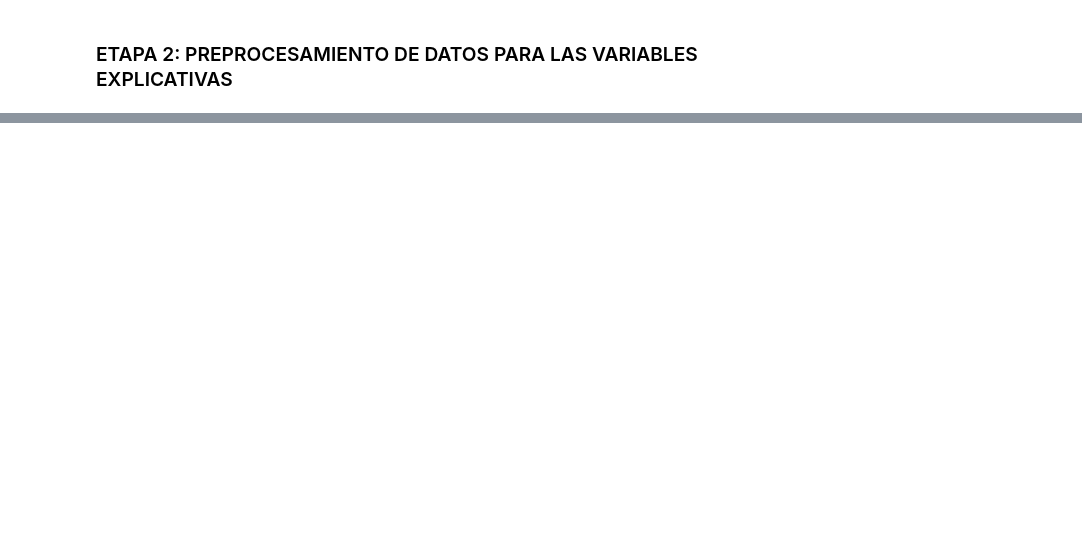
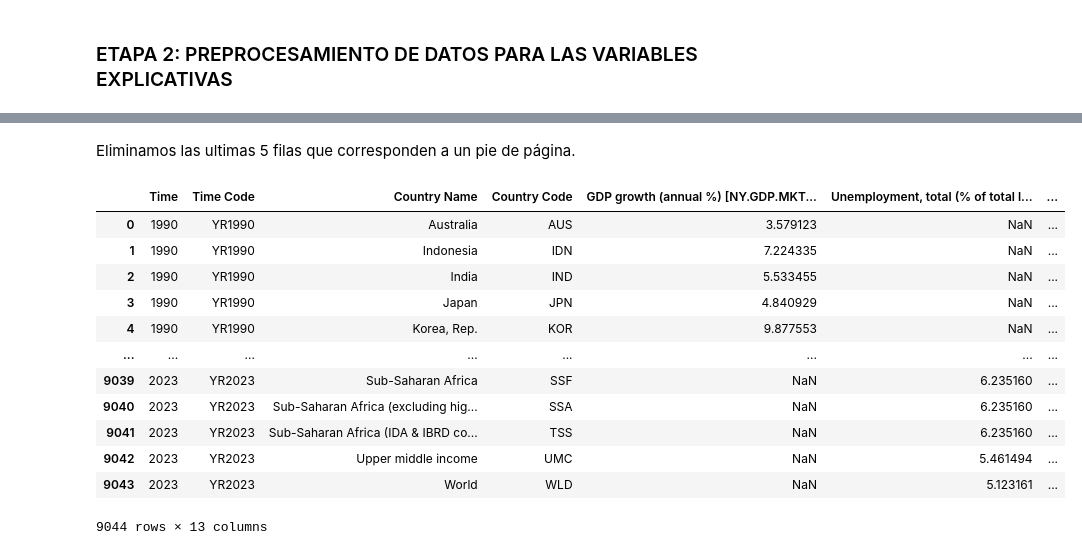
Before and after one commit to ERIDEZ/IFM_TMF, a Jupyter notebook: Notebooks y scripts/Trabajo archivo 24287.ipynb, the cells around one changed output, grey strips where cells are left out. Saved outputs shown, nothing was run; the diff lists cells and outputs as text; code cells hidden in the pictures; blank space fills up the shorter version.

```diff
--- a/Notebooks y scripts/Trabajo archivo 24287.ipynb
+++ b/Notebooks y scripts/Trabajo archivo 24287.ipynb
@@ -951,0 +995,12 @@ También observamos que hay mucha similitud entre la mediana y media de los tres
+# %%
+# Lectura y visualización de dataset "24287"
+indices_desarrollo_ini = pd.read_csv(
+            "../5- Indices de Desarrolo/87f75e78-f12c-4ad6-9b99-d2b5adf9caa7_Data.csv",
+            delimiter = ",",
+            decimal = ".",
+            thousands= ',',
+            na_values= ['..']
+)
+
+indices_desarrollo_ini.info()
+indices_desarrollo_ini
@@ -951,0 +1041,24 @@ También observamos que hay mucha similitud entre la mediana y media de los tres
+# %% [markdown]
+Eliminamos las ultimas 5 filas que corresponden a un pie de página.
+# %%
+# Hacer una copia del dataframe
+indices_desarrollo = indices_desarrollo_ini.copy()
+
+# Eliminar últimas 5 filas del dataframe
+indices_desarrollo.drop(indices_desarrollo.index[len(indices_desarrollo)-5:], inplace = True)
+
+indices_desarrollo
+# %% [output]
+|  | Time | Time Code | Country Name | Country Code | GDP growth (annual %) [NY.GDP.MKT... | Unemployment, total (% of total l... | ... |
+| 0 | 1990 | YR1990 | Australia | AUS | 3.579123 | NaN | ... |
+| 1 | 1990 | YR1990 | Indonesia | IDN | 7.224335 | NaN | ... |
+| 2 | 1990 | YR1990 | India | IND | 5.533455 | NaN | ... |
+| 3 | 1990 | YR1990 | Japan | JPN | 4.840929 | NaN | ... |
+| 4 | 1990 | YR1990 | Korea, Rep. | KOR | 9.877553 | NaN | ... |
+| ... | ... | ... | ... | ... | ... | ... | ... |
+| 9039 | 2023 | YR2023 | Sub-Saharan Africa | SSF | NaN | 6.235160 | ... |
+| 9040 | 2023 | YR2023 | Sub-Saharan Africa (excluding hig... | SSA | NaN | 6.235160 | ... |
+| 9041 | 2023 | YR2023 | Sub-Saharan Africa (IDA & IBRD co... | TSS | NaN | 6.235160 | ... |
+| 9042 | 2023 | YR2023 | Upper middle income | UMC | NaN | 5.461494 | ... |
+| 9043 | 2023 | YR2023 | World | WLD | NaN | 5.123161 | ... |
+9044 rows × 13 columns
```
Also changed, not shown: parts of 62 cells of this notebook, 5 other files.
